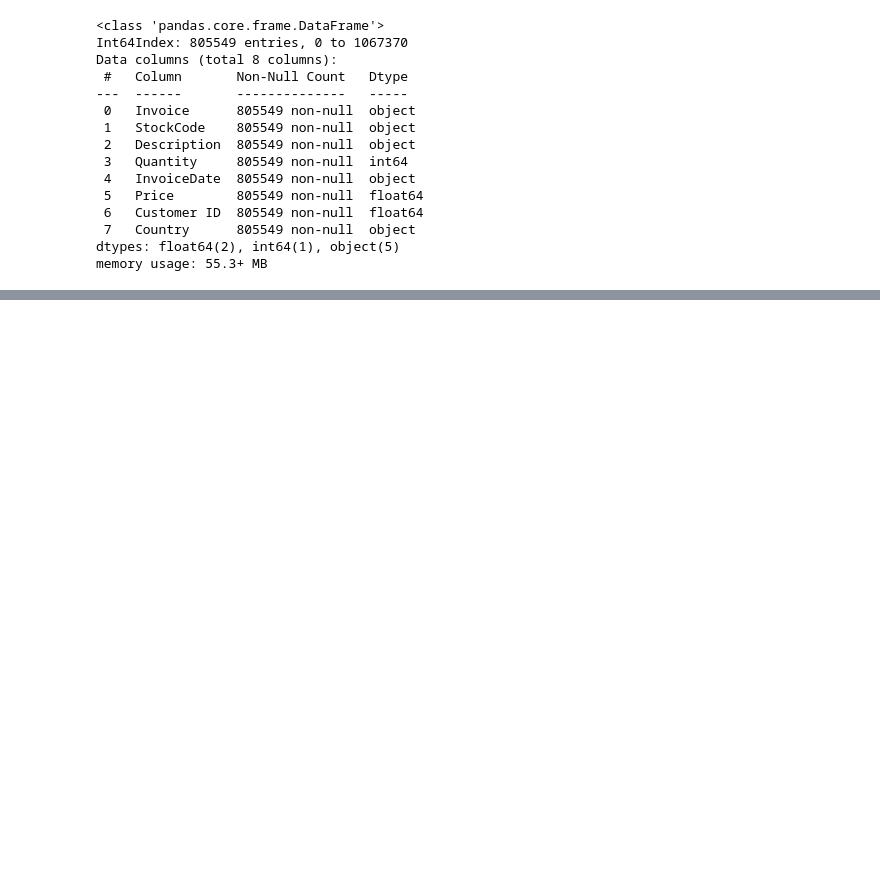
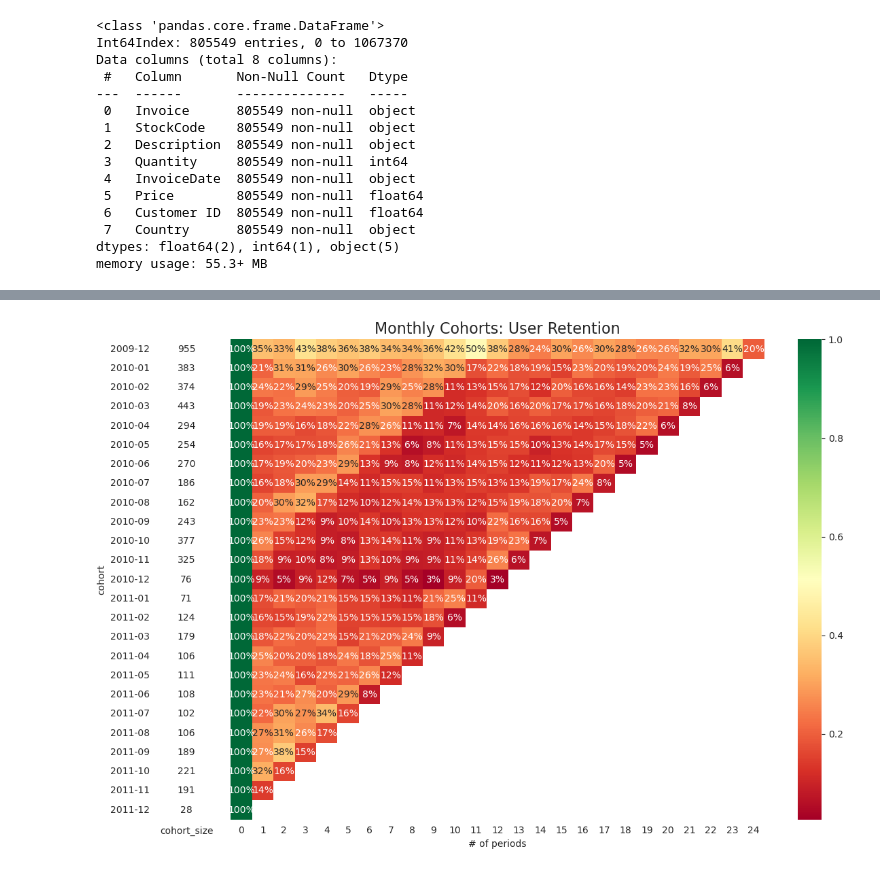
Before and after one commit to JohnKimaiyo/Business-Analyst-Projects, a Jupyter notebook: Python Data Analysis Projects/Customer Behaviour Projects/Cohort Analysis/Online Retails/January Online Shopping Cohort Analysis.ipynb, the cells around one changed output, grey strips where cells are left out. Drawn from its saved outputs; the diff is of its cells as text; code cells hidden in the pictures; blank space fills up the shorter version.

```diff
--- a/Python Data Analysis Projects/Customer Behaviour Projects/Cohort Analysis/Online Retails/January Online Shopping Cohort Analysis.ipynb
+++ b/Python Data Analysis Projects/Customer Behaviour Projects/Cohort Analysis/Online Retails/January Online Shopping Cohort Analysis.ipynb
@@ -127,3 +127,7 @@ Data columns (total 8 columns):
  7   Country      805549 non-null  object
 dtypes: float64(2), int64(1), object(5)
 memory usage: 55.3+ MB
+# %%
+# Then, we aggregate the data per cohort and order_month and count the number of unique customers in each group.
+
+cohort_pivot = retail_cohort.pivot_table(index='cohort', columns='period_number', values='n_customers')
@@ -129,0 +156,37 @@ memory usage: 55.3+ MB
+# %%
+# Actually, cohort_pivot shows us what we want to see. But we need to convert the table to see more clearly
+
+cohort_size = cohort_pivot.iloc[:, 0]
+
+retention_matrix = cohort_pivot.divide(cohort_size, axis=0)
+
+
+# Lastly, we plot the retention matrix as a heatmap. Additionally, we wanted to include extra information regarding the cohort size. That is why we in fact created two heatmaps, where the one indicating the cohort size is using a white only colormap — no coloring at all.
+
+with sns.axes_style("white"):
+    fig, ax = plt.subplots(1, 2, figsize=(12, 8), sharey=True, gridspec_kw={'width_ratios': [1, 11]})
+
+    # retention matrix
+    sns.heatmap(retention_matrix,
+                mask=retention_matrix.isnull(),
+                annot=True,
+                fmt='.0%',
+                cmap='RdYlGn',
+                ax=ax[1])
+    ax[1].set_title('Monthly Cohorts: User Retention', fontsize=16)
+    ax[1].set(xlabel='# of periods',
+              ylabel='')
+
+    # cohort size
+    cohort_size_df = pd.DataFrame(cohort_size).rename(columns={0: 'cohort_size'})
+    white_cmap = mcolors.ListedColormap(['white'])
+    sns.heatmap(cohort_size_df,
+                annot=True,
+                cbar=False,
+                fmt='g',
+                cmap=white_cmap,
+                ax=ax[0])
+
+    fig.tight_layout()
+# %% [output]
+[figure, added]
```
Also changed, not shown: parts of 1 cell of this notebook.
